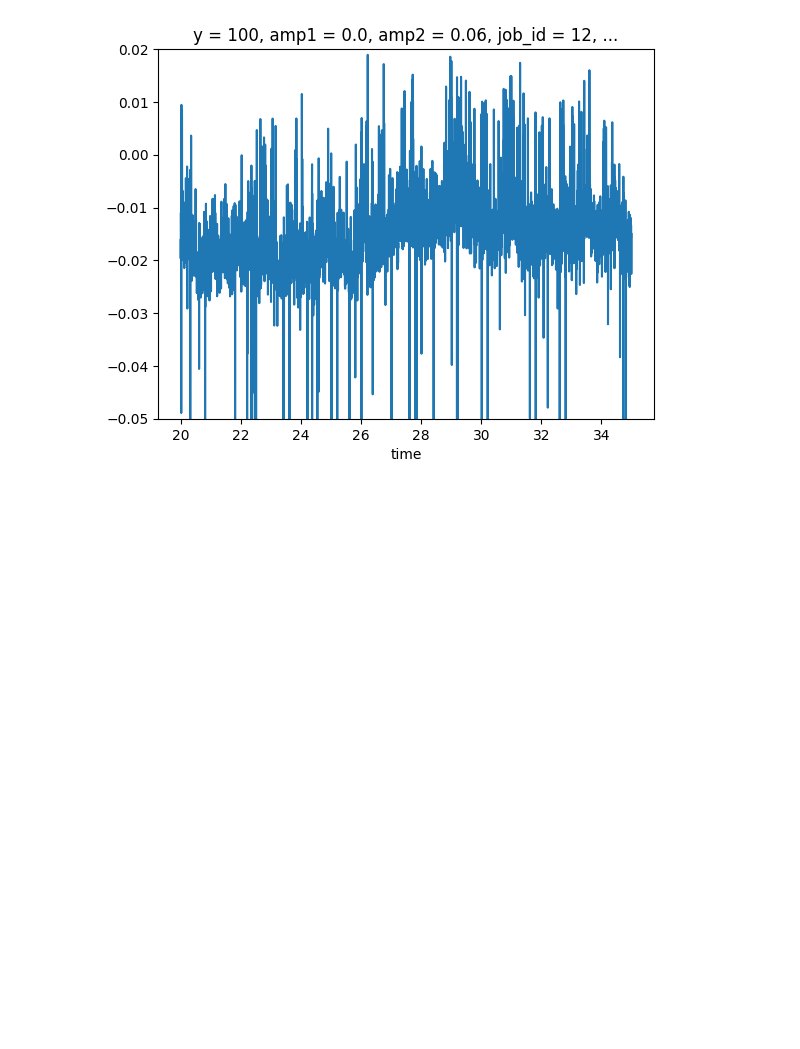
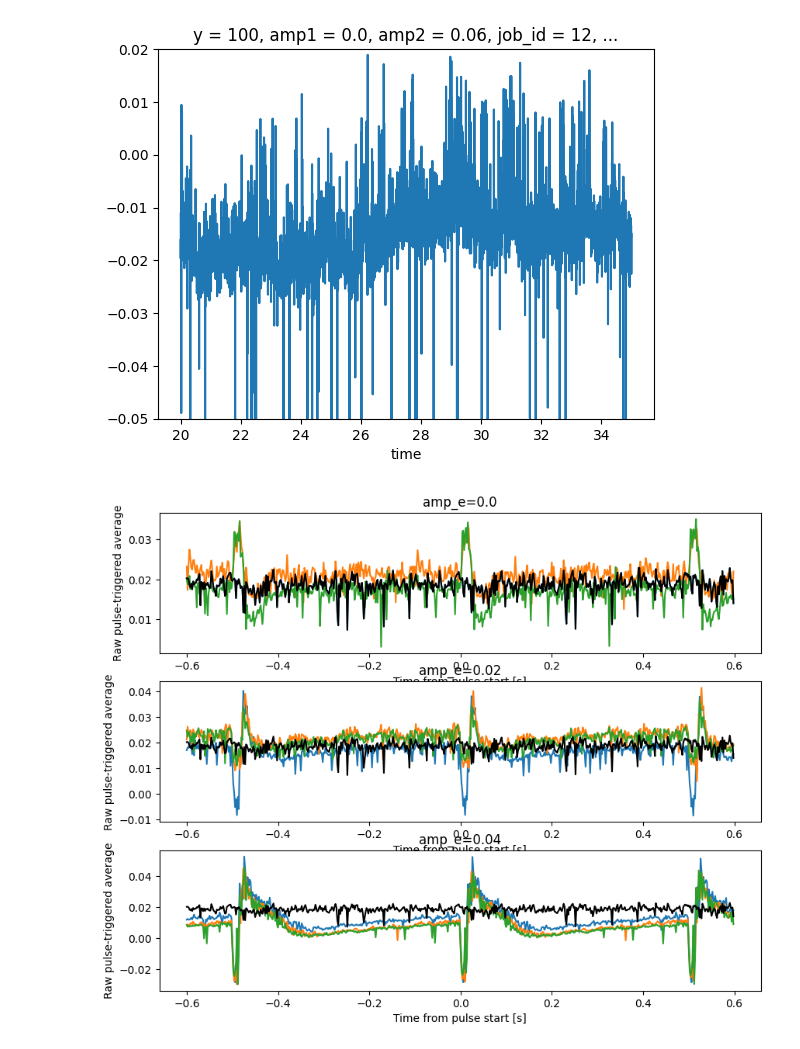
Before and after one commit to niknovikov19/A1-OUinp, a Jupyter notebook: dev_scratch/misc.ipynb, the cells around one changed output. Cells and saved outputs as stored; diff of their text form; code cells hidden in the pictures; blank space fills up the shorter version.

```diff
--- a/dev_scratch/misc.ipynb
+++ b/dev_scratch/misc.ipynb
@@ -159,3 +234,21 @@ plt.ylim(-0.05, 0.02)
 # %% [output]
 (-0.05, 0.02)
 [figure]
+# %%
+fpath_in = (
+    dirpath_root / 'dev_scratch/phase_analysis/artifacts' /
+    'exp_L2_nseed_1_f_2_amp1_0_0.04_3_amp2_0_0.2_3_dt0_0_t_5.0_50.0_lfp_0_300_50_ictrl_ee5_efb10_wmult_0.25_ee_0.5_2pulse_IT2_PV2_d_20_c_25_r_1000_0_t0_5000_jit_0_tlast_45000.0'
+    #/ 'rates_trace_all_pad_0.02-0.02_blk_5_fmarg_5_lock_PulseSeq1_h_7702bf5f/f_2_dt0_0/epoch_signals/IT2.nc'
+    / 'lfp_trace_100-200_pad_0.02-0.02_blk_5_fmarg_5_lock_PulseSeq1_h_e7a9c7e8/f_2_dt0_0/epoch_signals/100.nc'
+)
+R = xr.open_dataset(fpath_in).epoch_mean.squeeze()
+plt.figure(figsize=(10, 8))
+for n1 in range(3):
+    plt.subplot(3, 1, n1 + 1)
+    for n2 in range(3):
+        R.isel(amp1=n1, amp2=n2).plot()
+    R.isel(amp1=0, amp2=0).plot(color='k')
+    plt.title(f'amp_e={R.coords["amp1"][n1].item()}')
+#plt.ylim(0, 10)
+# %% [output]
+[figure, added]
```
Also changed, not shown: parts of 5 cells of this notebook, 3 other files.
